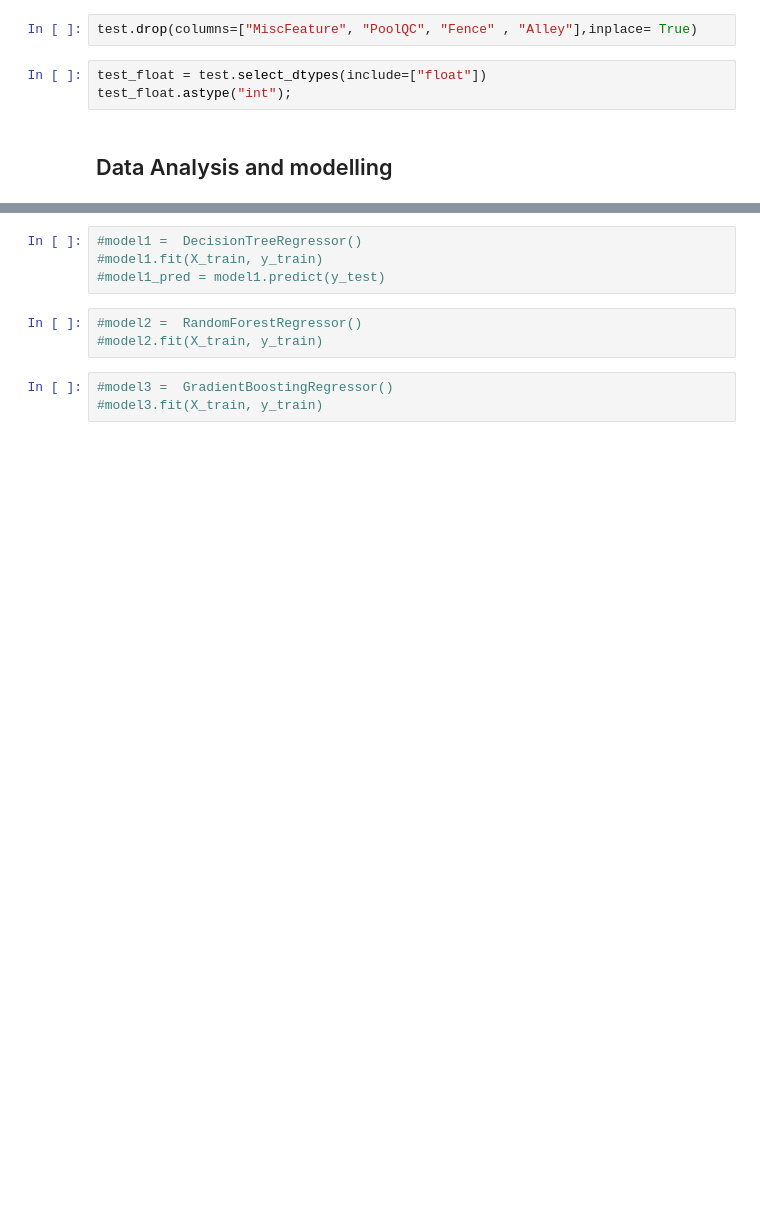
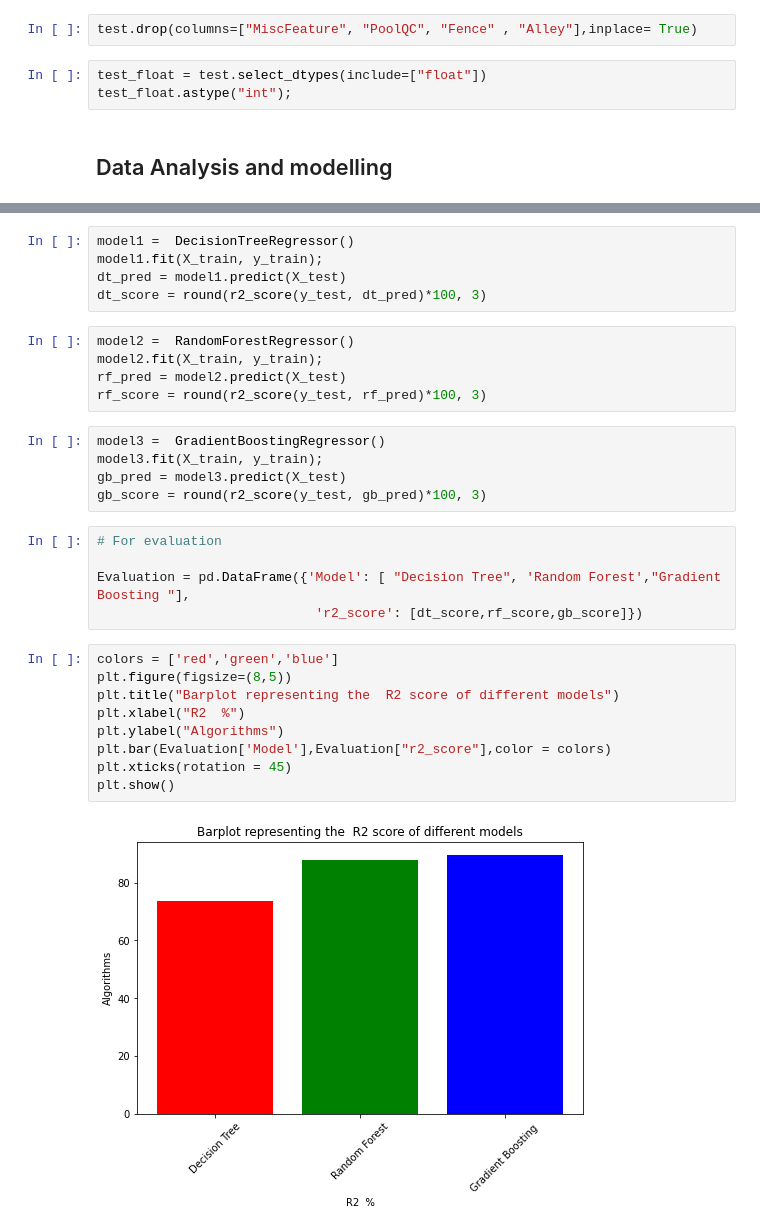
Before and after one commit to Mezue1/House-prices, a Jupyter notebook: predictor.ipynb, the cells around one changed output, grey strips where cells are left out. Saved outputs shown, nothing was run; the diff lists cells and outputs as text; blank space fills up the shorter version.

Commit message:
Found best house price predictor

```diff
--- a/predictor.ipynb
+++ b/predictor.ipynb
@@ -166,10 +177,31 @@ y = train["SalePrice"]
 # %%
-#model1 =  DecisionTreeRegressor()
-#model1.fit(X_train, y_train)
-#model1_pred = model1.predict(y_test)
+model1 =  DecisionTreeRegressor()
+model1.fit(X_train, y_train);
+dt_pred = model1.predict(X_test)
+dt_score = round(r2_score(y_test, dt_pred)*100, 3)
-# %%
-#model2 =  RandomForestRegressor()
-#model2.fit(X_train, y_train)
-# %%
-#model3 =  GradientBoostingRegressor()
-#model3.fit(X_train, y_train)
+# %%
+model2 =  RandomForestRegressor()
+model2.fit(X_train, y_train);
+rf_pred = model2.predict(X_test)
+rf_score = round(r2_score(y_test, rf_pred)*100, 3)
+# %%
+model3 =  GradientBoostingRegressor()
+model3.fit(X_train, y_train);
+gb_pred = model3.predict(X_test)
+gb_score = round(r2_score(y_test, gb_pred)*100, 3)
+# %%
+# For evaluation
+
+Evaluation = pd.DataFrame({'Model': [ "Decision Tree", 'Random Forest',"Gradient Boosting "],
+                            'r2_score': [dt_score,rf_score,gb_score]})
+# %%
+colors = ['red','green','blue']
+plt.figure(figsize=(8,5))
+plt.title("Barplot representing the  R2 score of different models")
+plt.xlabel("R2  %")
+plt.ylabel("Algorithms")
+plt.bar(Evaluation['Model'],Evaluation["r2_score"],color = colors)
+plt.xticks(rotation = 45)
+plt.show()
+# %% [output]
+[figure, added]
```
Also changed, not shown: parts of 4 cells of this notebook.
